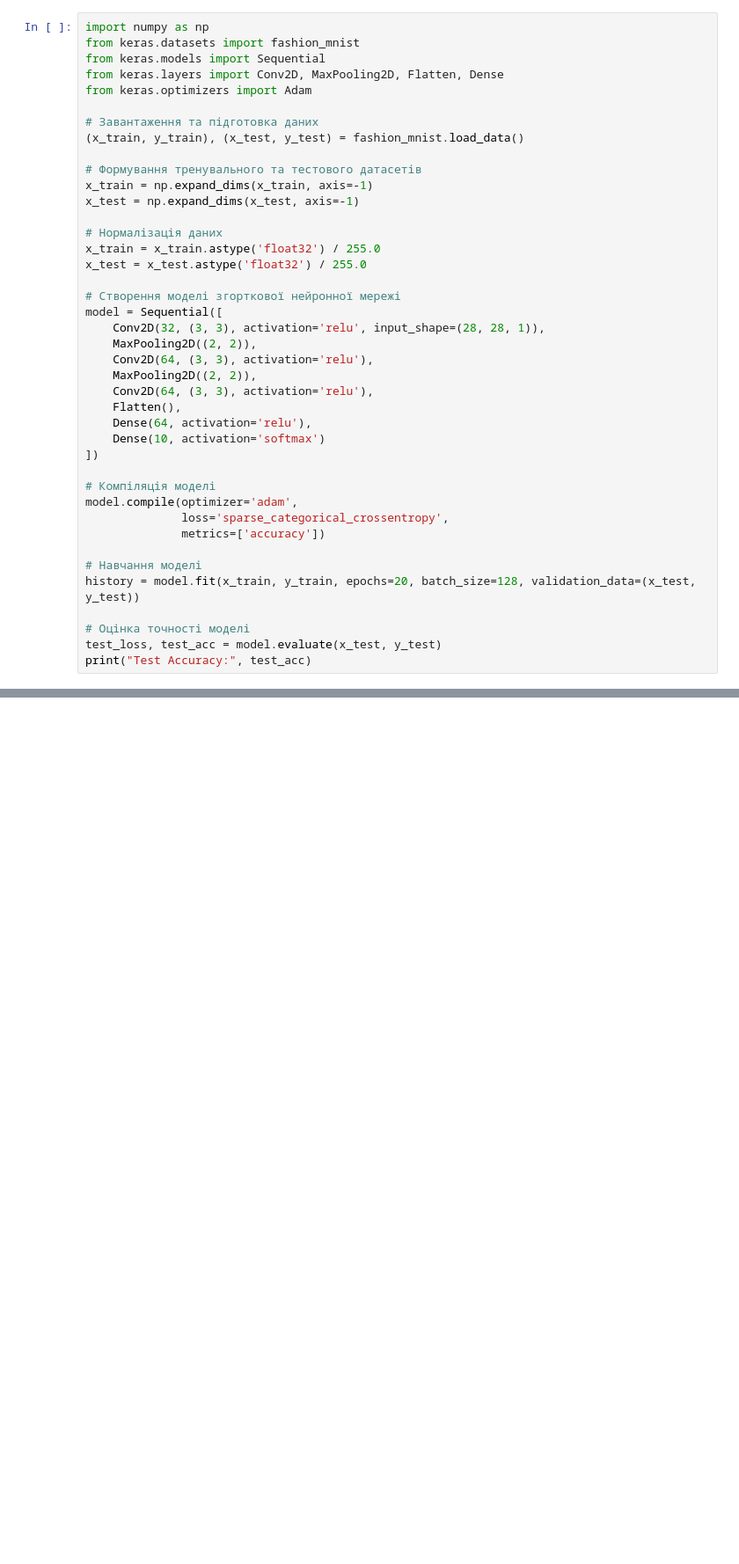
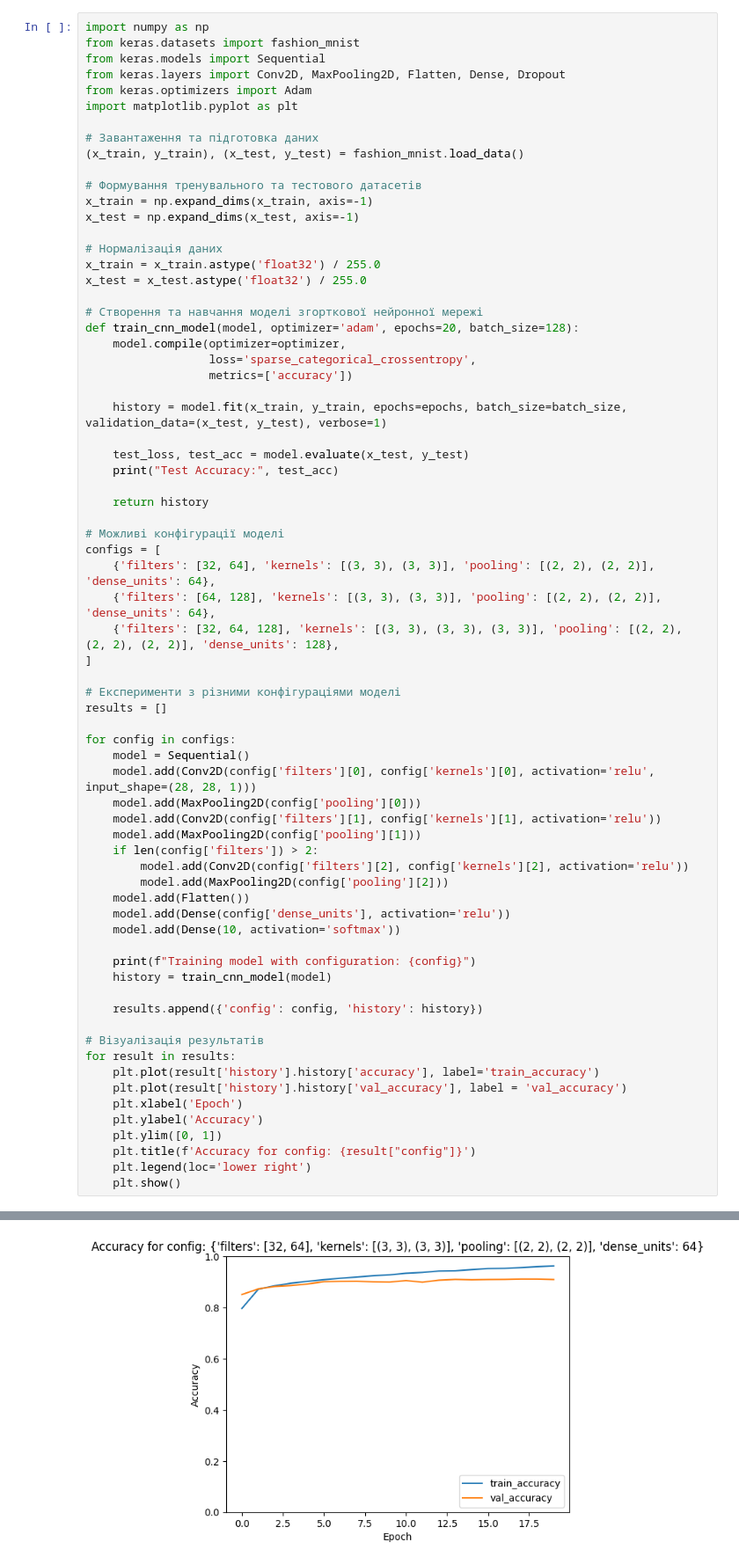
Before and after one commit to Nikita-devel/DS_Hw10, a Jupyter notebook: DS_Mw10-1.ipynb, the cells around one changed output, grey strips where cells are left out. Shown: that part at 88% size. Saved outputs shown, nothing was run; the diff lists cells and outputs as text; blank space fills up the shorter version.

```diff
--- a/DS_Mw10-1.ipynb
+++ b/DS_Mw10-1.ipynb
@@ -4,8 +4,9 @@
 import numpy as np
 from keras.datasets import fashion_mnist
 from keras.models import Sequential
-from keras.layers import Conv2D, MaxPooling2D, Flatten, Dense
+from keras.layers import Conv2D, MaxPooling2D, Flatten, Dense, Dropout
 from keras.optimizers import Adam
+import matplotlib.pyplot as plt
 
 # Завантаження та підготовка даних
 (x_train, y_train), (x_test, y_test) = fashion_mnist.load_data()
@@ -18,27 +19,55 @@ x_test = np.expand_dims(x_test, axis=-1)
 x_train = x_train.astype('float32') / 255.0
 x_test = x_test.astype('float32') / 255.0
 
-# Створення моделі згорткової нейронної мережі
-model = Sequential([
-    Conv2D(32, (3, 3), activation='relu', input_shape=(28, 28, 1)),
-    MaxPooling2D((2, 2)),
-    Conv2D(64, (3, 3), activation='relu'),
-    MaxPooling2D((2, 2)),
-    Conv2D(64, (3, 3), activation='relu'),
-    Flatten(),
-    Dense(64, activation='relu'),
-    Dense(10, activation='softmax')
-])
+# Створення та навчання моделі згорткової нейронної мережі
+def train_cnn_model(model, optimizer='adam', epochs=20, batch_size=128):
+    model.compile(optimizer=optimizer,
+                  loss='sparse_categorical_crossentropy',
+                  metrics=['accuracy'])
 
-# Компіляція моделі
-model.compile(optimizer='adam',
-              loss='sparse_categorical_crossentropy',
-              metrics=['accuracy'])
+    history = model.fit(x_train, y_train, epochs=epochs, batch_size=batch_size, validation_data=(x_test, y_test), verbose=1)
 
-# Навчання моделі
-history = model.fit(x_train, y_train, epochs=20, batch_size=128, validation_data=(x_test, y_test))
+    test_loss, test_acc = model.evaluate(x_test, y_test)
+    print("Test Accuracy:", test_acc)
 
-# Оцінка точності моделі
-test_loss, test_acc = model.evaluate(x_test, y_test)
-print("Test Accuracy:", test_acc)
+    return history
+
+# Можливі конфігурації моделі
+configs = [
+    {'filters': [32, 64], 'kernels': [(3, 3), (3, 3)], 'pooling': [(2, 2), (2, 2)], 'dense_units': 64},
+    {'filters': [64, 128], 'kernels': [(3, 3), (3, 3)], 'pooling': [(2, 2), (2, 2)], 'dense_units': 64},
+    {'filters': [32, 64, 128], 'kernels': [(3, 3), (3, 3), (3, 3)], 'pooling': [(2, 2), (2, 2), (2, 2)], 'dense_units': 128},
+]
+
+# Експерименти з різними конфігураціями моделі
+results = []
+
+for config in configs:
+    model = Sequential()
+    model.add(Conv2D(config['filters'][0], config['kernels'][0], activation='relu', input_shape=(28, 28, 1)))
+    model.add(MaxPooling2D(config['pooling'][0]))
+    model.add(Conv2D(config['filters'][1], config['kernels'][1], activation='relu'))
+    model.add(MaxPooling2D(config['pooling'][1]))
+    if len(config['filters']) > 2:
+        model.add(Conv2D(config['filters'][2], config['kernels'][2], activation='relu'))
+        model.add(MaxPooling2D(config['pooling'][2]))
+    model.add(Flatten())
+    model.add(Dense(config['dense_units'], activation='relu'))
+    model.add(Dense(10, activation='softmax'))
+
+    print(f"Training model with configuration: {config}")
+    history = train_cnn_model(model)
+
+    results.append({'config': config, 'history': history})
+
+# Візуалізація результатів
+for result in results:
+    plt.plot(result['history'].history['accuracy'], label='train_accuracy')
+    plt.plot(result['history'].history['val_accuracy'], label = 'val_accuracy')
+    plt.xlabel('Epoch')
+    plt.ylabel('Accuracy')
+    plt.ylim([0, 1])
+    plt.title(f'Accuracy for config: {result["config"]}')
+    plt.legend(loc='lower right')
+    plt.show()
 # %% [output]
@@ -61,0 +91 @@ Test Accuracy: 0.90829998254776
+[figure, added]
```
Also changed, not shown: parts of 1 cell of this notebook.
